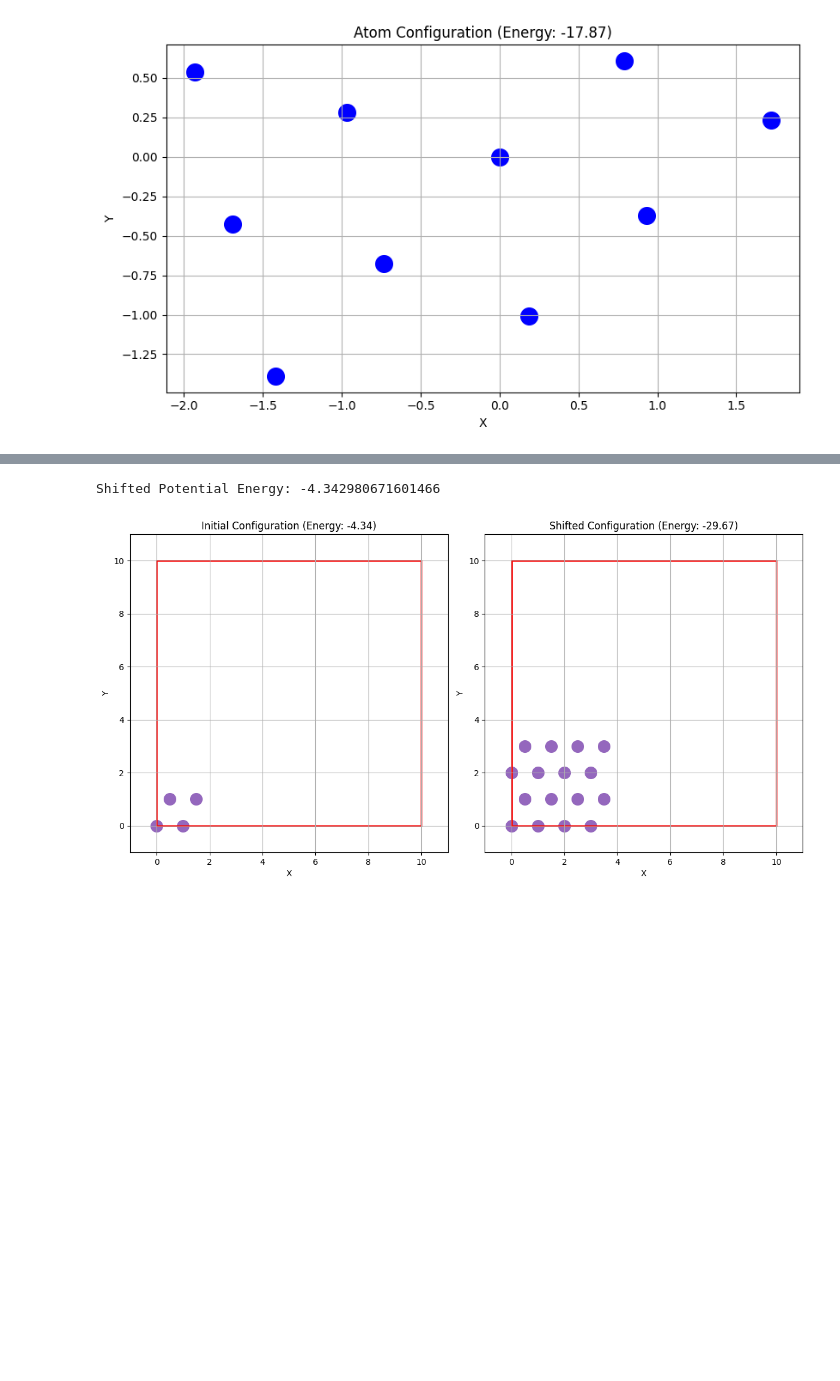
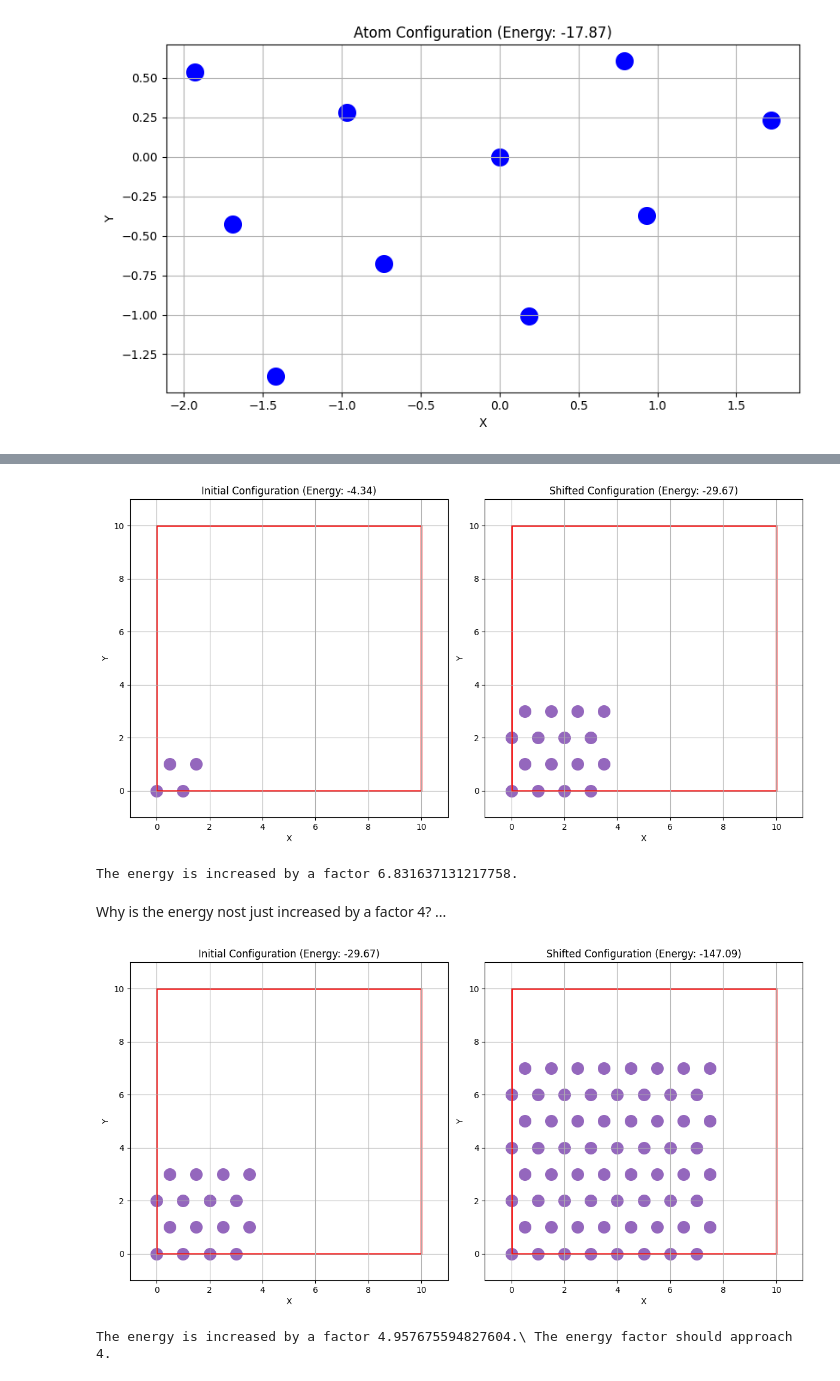
Before and after one commit to Justusperthes/Comphy, a Jupyter notebook: w7/periodic_systems.ipynb, the cells around one changed output, grey strips where cells are left out. Drawn from its saved outputs; the diff is of its cells as text; code cells hidden in the pictures; blank space fills up the shorter version.

```diff
--- a/w7/periodic_systems.ipynb
+++ b/w7/periodic_systems.ipynb
@@ -404,9 +404,10 @@ pos_extended = np.vstack([pos,shifted_pos1])
 pos_extended = np.vstack([pos_extended,shifted_pos2])
 pos_extended = np.vstack([pos_extended,shifted_pos3])
 
+energy_initial = lj.energy(pos, box)
+
 # Calculate the energy for the shifted configuration
 energy_extended = lj.energy(pos_extended, box)
-print(f"Shifted Potential Energy: {energy_shifted}")
 
 # Plot both configurations for visualization
 fig, axes = plt.subplots(1, 2, figsize=(12, 6))
@@ -423,6 +424,72 @@ ax2.set_title(f"Shifted Configuration (Energy: {energy_extended:.2f})")
 
 plt.tight_layout()
 plt.show()
+
+print(f"The energy is increased by a factor {energy_extended/energy_initial}.")
 # %% [output]
+[figure]
-Shifted Potential Energy: -4.342980671601466
+The energy is increased by a factor 6.831637131217758.
-[figure]
+# %% [markdown]
+Why is the energy nost just increased by a factor 4?
+...
+# %%
+class Extended_Cluster(Atomic_Cluster):
+    def extend_cluster(self, factor, duplicates):
+        """Extend the atomic cluster by creating duplicates in x and y directions."""
+        extended_positions = []
+        for dx in range(-duplicates, duplicates + 1):
+            for dy in range(-duplicates, duplicates + 1):
+                # Skip the original position
+                if dx == 0 and dy == 0:
+                    continue
+                shifted_positions = self.positions + np.array([dx * factor, dy * factor])
+                extended_positions.append(shifted_positions)
+        # Combine the original positions with the extended ones
+        return np.vstack([self.positions] + extended_positions)
+# %%
+# Define a custom 2D atomic cluster
+pos_initial = pos_extended
+pos = pos_extended
+
+# Define a 2D box with size 10x10
+box = np.array([[10.0, 0.0], [0.0, 10.0]])
+
+# Create an instance of the PeriodicLennardJones class
+lj = PeriodicLennardJones(eps=1)
+
+# Create an instance of the Extended_Cluster class using the array directly
+atomic_cluster = Extended_Cluster(pos)
+
+# Shift the position of the atomic cluster by moving it towards the edge of the box
+shifted_pos1 = pos + np.array([4.0,0.0])
+shifted_pos2 = pos + np.array([0.0,4.0])
+shifted_pos3 = pos + np.array([4.0,4.0])
+pos_extended = np.vstack([pos,shifted_pos1])
+pos_extended = np.vstack([pos_extended,shifted_pos2])
+pos_extended = np.vstack([pos_extended,shifted_pos3])
+
+energy_initial = lj.energy(pos_initial, box)
+
+# Calculate the energy for the shifted configuration
+energy_extended = lj.energy(pos_extended, box)
+
+# Plot both configurations for visualization
+fig, axes = plt.subplots(1, 2, figsize=(12, 6))
+
+# Plot initial configuration
+ax1 = axes[0]
+atomic_cluster.draw(pos, ax1, box_size=10.0)
+ax1.set_title(f"Initial Configuration (Energy: {energy_initial:.2f})")
+
+# Plot shifted configuration
+ax2 = axes[1]
+atomic_cluster.draw(pos_extended, ax2, box_size=10.0)
+ax2.set_title(f"Shifted Configuration (Energy: {energy_extended:.2f})")
+
+plt.tight_layout()
+plt.show()
+
+print(f"The energy is increased by a factor {energy_extended/energy_initial}. The energy factor should approach 4.")
+# %% [output]
+[figure, added]
+The energy is increased by a factor 4.957675594827604.\ The energy factor should approach 4.
```
Also changed, not shown: parts of 1 cell of this notebook.
